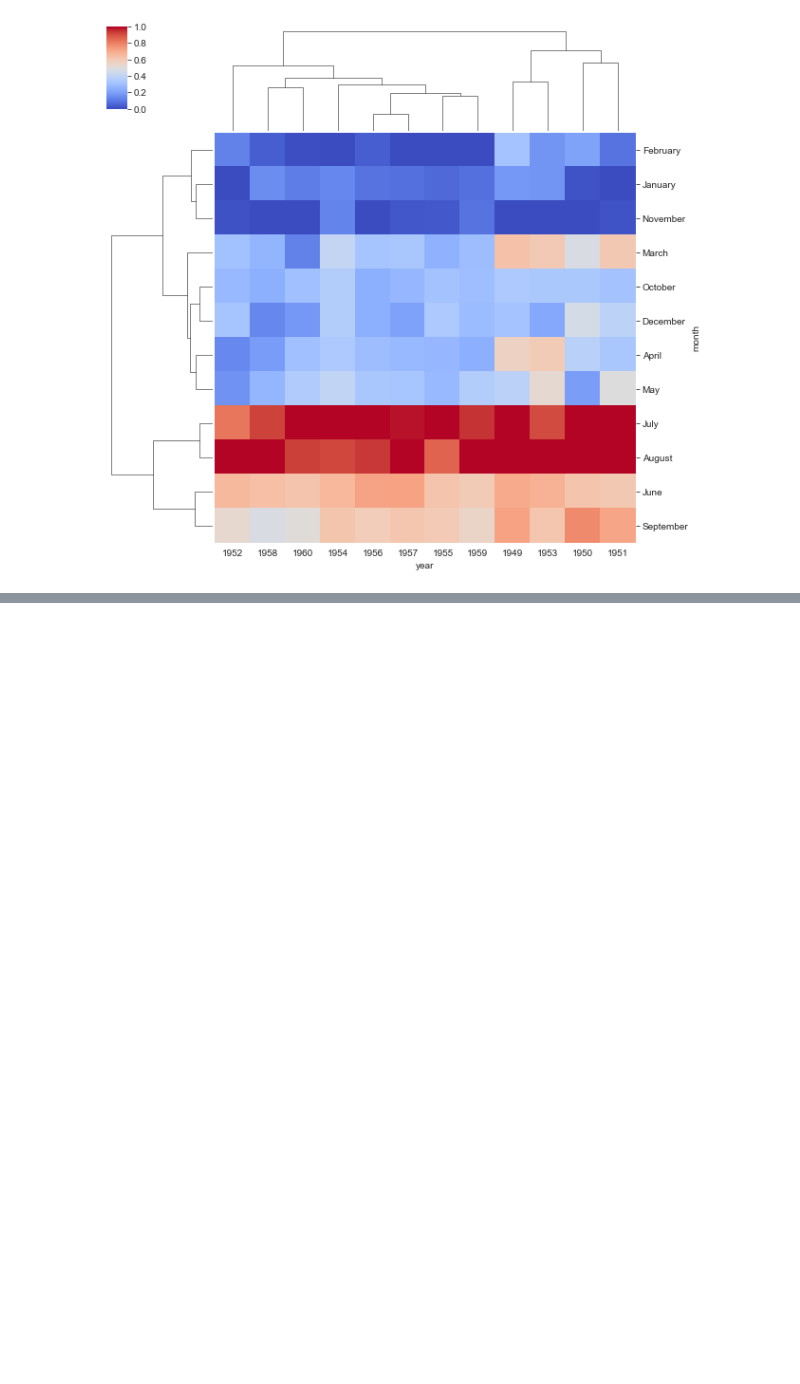
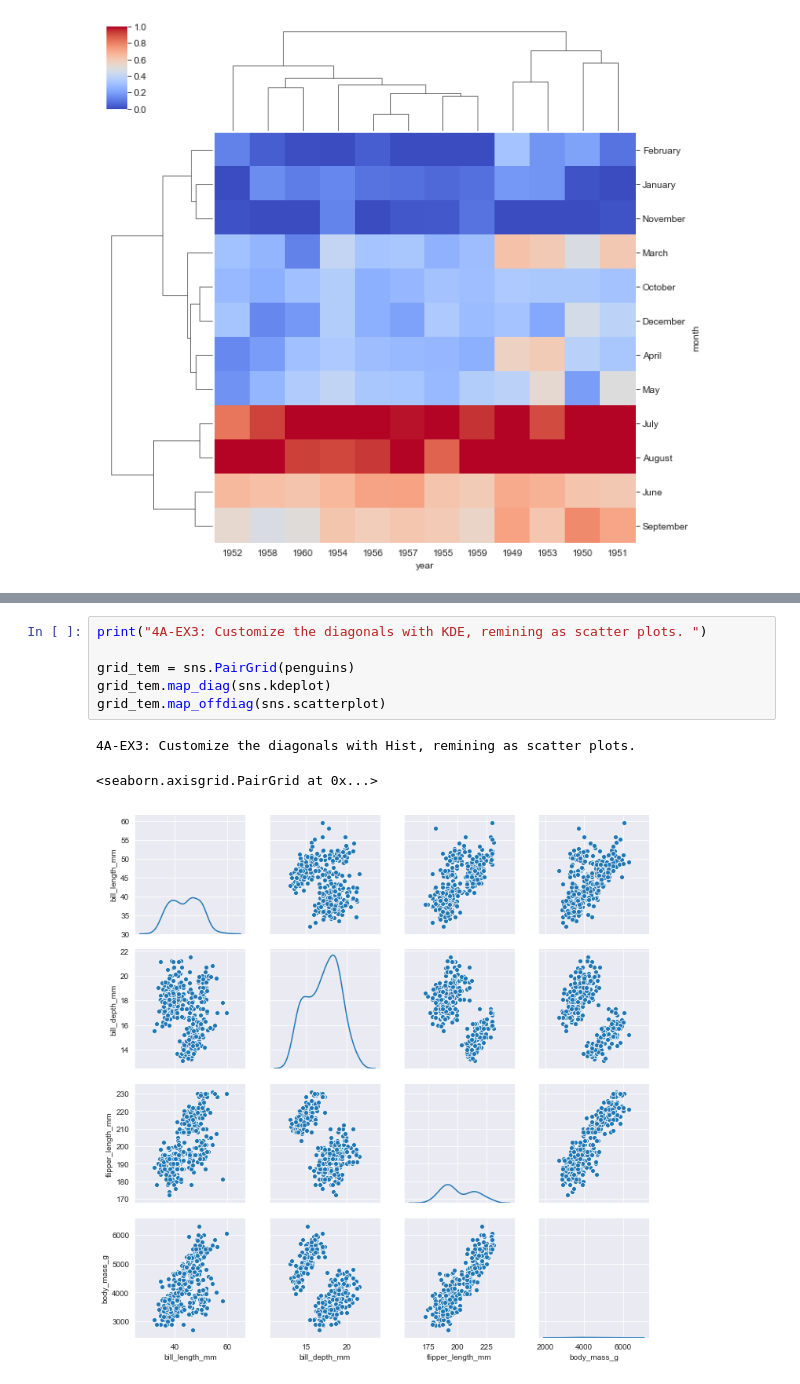
Before and after one commit to surendra-arivappagari/1.DataScience_MachineLearning_with_Python, a Jupyter notebook: 5.Seaborn/Seaborn_Data_Visualization.ipynb, the cells around one changed output, grey strips where cells are left out. Saved outputs shown, nothing was run; the diff lists cells and outputs as text; blank space fills up the shorter version.

```diff
--- a/5.Seaborn/Seaborn_Data_Visualization.ipynb
+++ b/5.Seaborn/Seaborn_Data_Visualization.ipynb
@@ -623,0 +666,10 @@ sns.clustermap(pivot_flights, cmap='coolwarm',standard_scale=1)
+# %%
+print("4A-EX3: Customize the diagonals with KDE, remining as scatter plots. ")
+
+grid_tem = sns.PairGrid(penguins)
+grid_tem.map_diag(sns.kdeplot)
+grid_tem.map_offdiag(sns.scatterplot)
+# %% [output]
+4A-EX3: Customize the diagonals with Hist, remining as scatter plots.
+<seaborn.axisgrid.PairGrid at 0x...>
+[figure, added]
```
Also changed, not shown: parts of 10 cells of this notebook.
